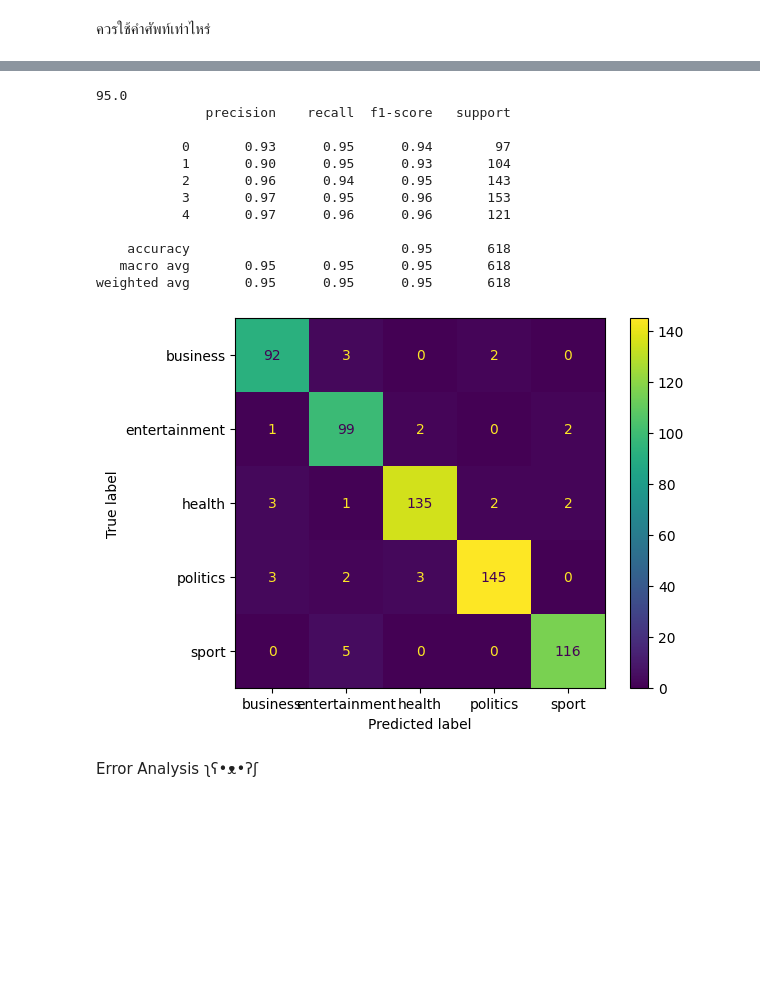
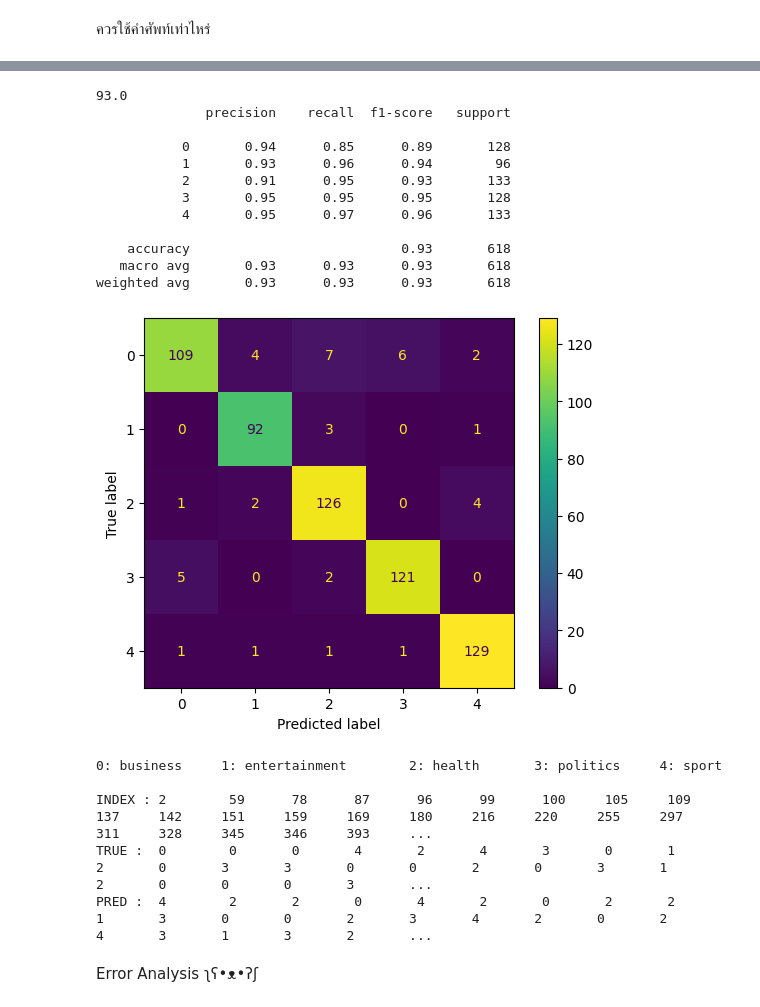
Before and after one commit to Raum27/nlp_project, a Jupyter notebook: Untitled.ipynb, the cells around one changed output, grey strips where cells are left out. Cells and saved outputs as stored; diff of their text form; code cells hidden in the pictures; blank space fills up the shorter version.

```diff
--- a/Untitled.ipynb
+++ b/Untitled.ipynb
@@ -183,11 +169,11 @@ model.fit(X_traintf,y_train)
 yhat=model.predict(X_testtf)
 # %%
 # Evaluation
-def Evaluation(y_test,yhat,model=None):
+def Evaluation(y_test,yhat,_class):
     print(accuracy_score(y_test,yhat).round(2)*100)
     print(classification_report(y_test,yhat))
     cm = confusion_matrix(y_test, yhat)
-    disp = ConfusionMatrixDisplay(confusion_matrix=cm,display_labels=np.unique(new_df['Category']))
+    disp = ConfusionMatrixDisplay(confusion_matrix=cm,display_labels=_class)
     disp.plot()
     plt.show()
     print()
@@ -212,22 +198,27 @@ def Find_index(y_true,y_pre):
         print(i,end="\t ")
     print()
 # %%
-# Evaluation(y_test,yhat,model)
-# Find_index(y_test,yhat)
+Evaluation(y_test,yhat,np.unique(new_df['new_class']))
+Find_index(y_test,yhat)
 # %% [output]
-95.0
+93.0
               precision    recall  f1-score   support
 
-           0       0.93      0.95      0.94        97
-           1       0.90      0.95      0.93       104
-           2       0.96      0.94      0.95       143
-           3       0.97      0.95      0.96       153
-           4       0.97      0.96      0.96       121
+           0       0.94      0.85      0.89       128
+           1       0.93      0.96      0.94        96
+           2       0.91      0.95      0.93       133
+           3       0.95      0.95      0.95       128
+           4       0.95      0.97      0.96       133
 
-    accuracy                           0.95       618
-   macro avg       0.95      0.95      0.95       618
-weighted avg       0.95      0.95      0.95       618
+    accuracy                           0.93       618
+   macro avg       0.93      0.93      0.93       618
+weighted avg       0.93      0.93      0.93       618
-[figure, old version]
+[figure, new version]
+0: business     1: entertainment        2: health       3: politics     4: sport
+
+INDEX : 2        59      78      87      96      99      100     105     109     137     142     151     159     169     180     216     220     255     297     311     328     345     346     393     ...
+TRUE :  0        0       0       4       2       4       3       0       1       2       0       3       3       0       0       2       0       3       1       2       0       0       0       3       ...
+PRED :  4        2       2       0       4       2       0       2       2       1       3       0       0       2       3       4       2       0       2       4       3       1       3       2       ...
 # %% [markdown]
 Error Analysis      ʅʕ•ᴥ•ʔʃ
 # %% [markdown]
```
Also changed, not shown: parts of 25 cells of this notebook.
